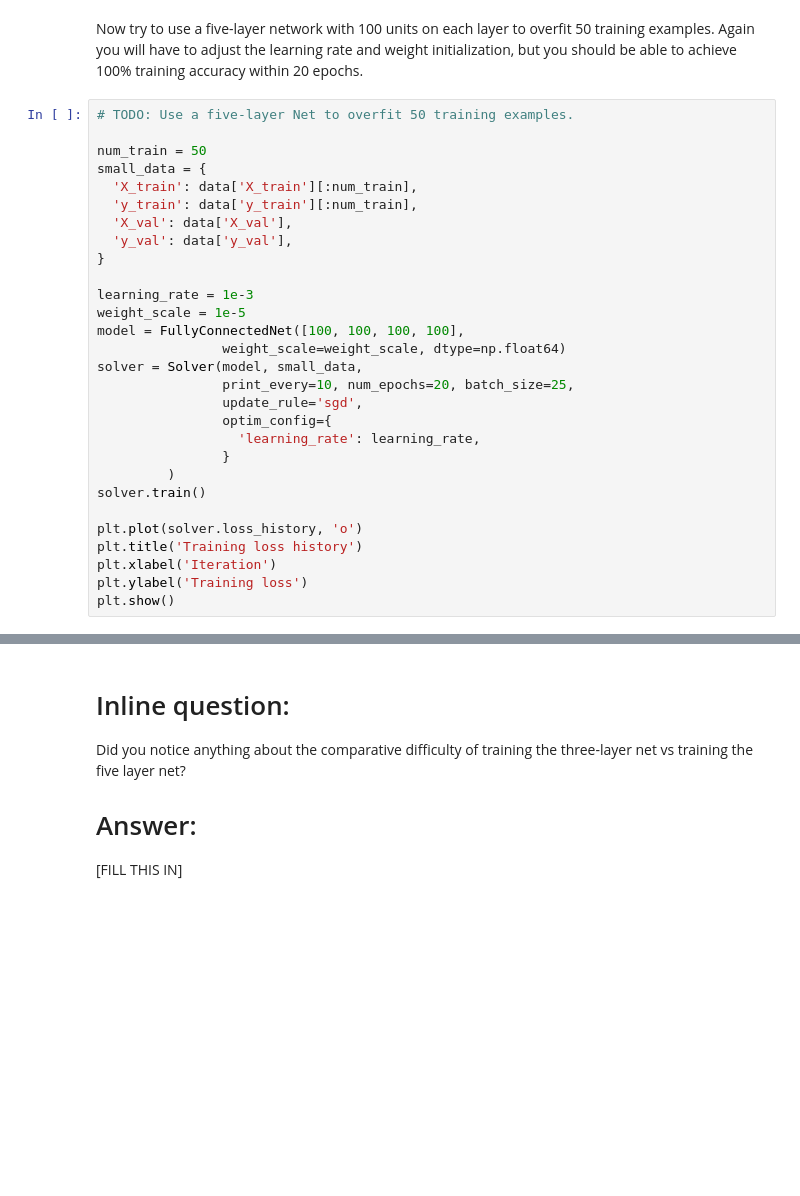
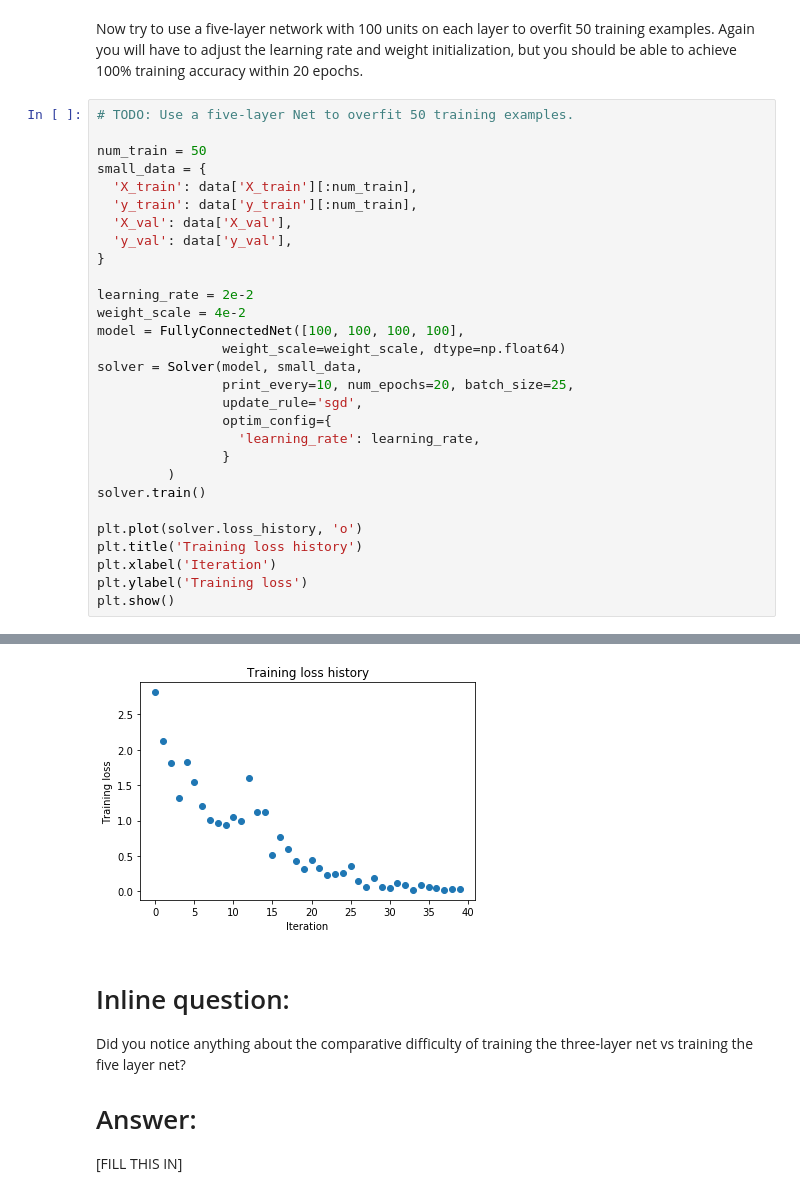
Before and after one commit to windhaunting/Convolutional-Neural-Networks, a Jupyter notebook: FullyConnectedNets.ipynb, the cells around one changed output, grey strips where cells are left out. Drawn from its saved outputs; the diff is of its cells as text; blank space fills up the shorter version.

```diff
--- a/FullyConnectedNets.ipynb
+++ b/FullyConnectedNets.ipynb
@@ -461,8 +492,8 @@ small_data = {
   'y_val': data['y_val'],
 }
 
-learning_rate = 1e-3
-weight_scale = 1e-5
+learning_rate = 2e-2
+weight_scale = 4e-2
 model = FullyConnectedNet([100, 100, 100, 100],
                 weight_scale=weight_scale, dtype=np.float64)
 solver = Solver(model, small_data,
@@ -479,3 +510,4 @@ plt.title('Training loss history')
 plt.xlabel('Iteration')
 plt.ylabel('Training loss')
 plt.show()
+# %% [output]
@@ -482,3 +531,4 @@ plt.show()
+[figure, added]
 # %% [markdown]
 # Inline question:
 Did you notice anything about the comparative difficulty of training the three-layer net vs training the five layer net?
```
Also changed, not shown: parts of 11 cells of this notebook, 2 other files.
